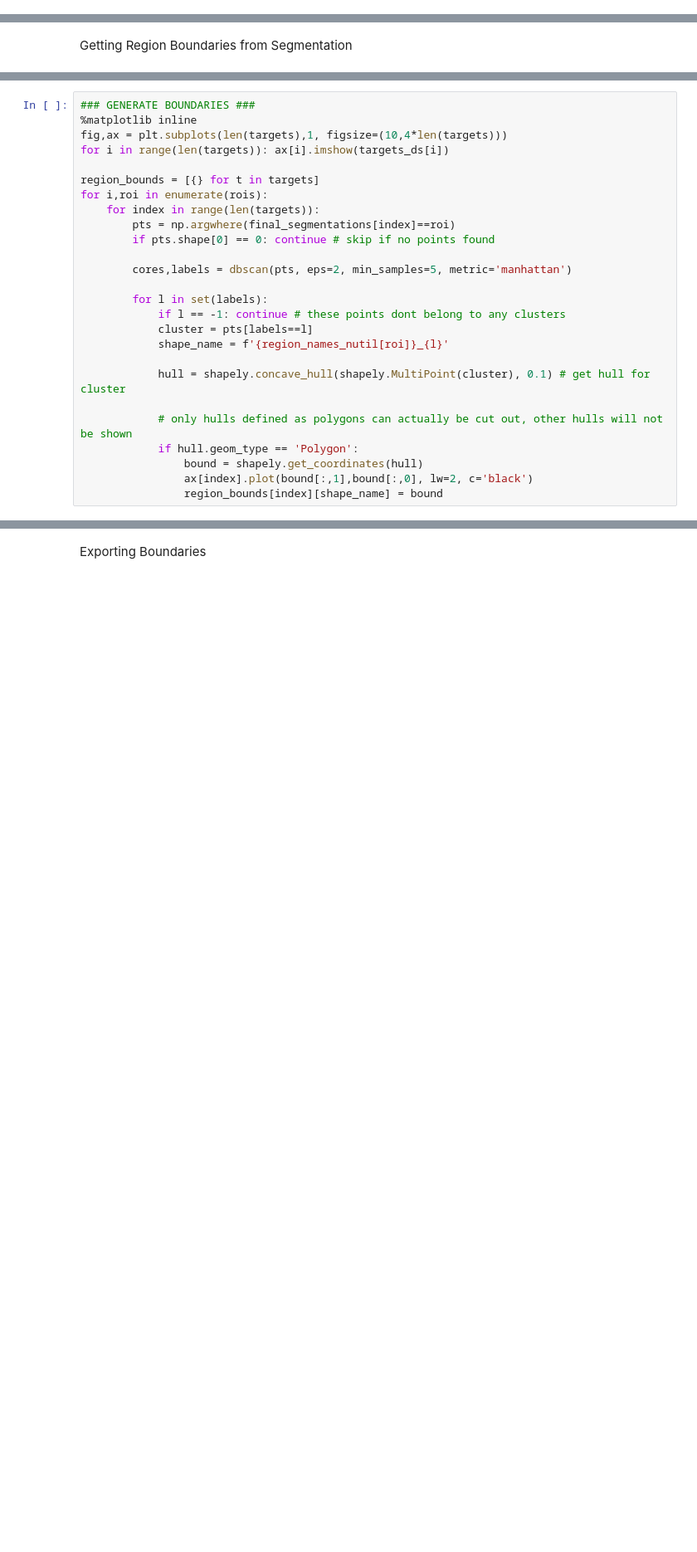
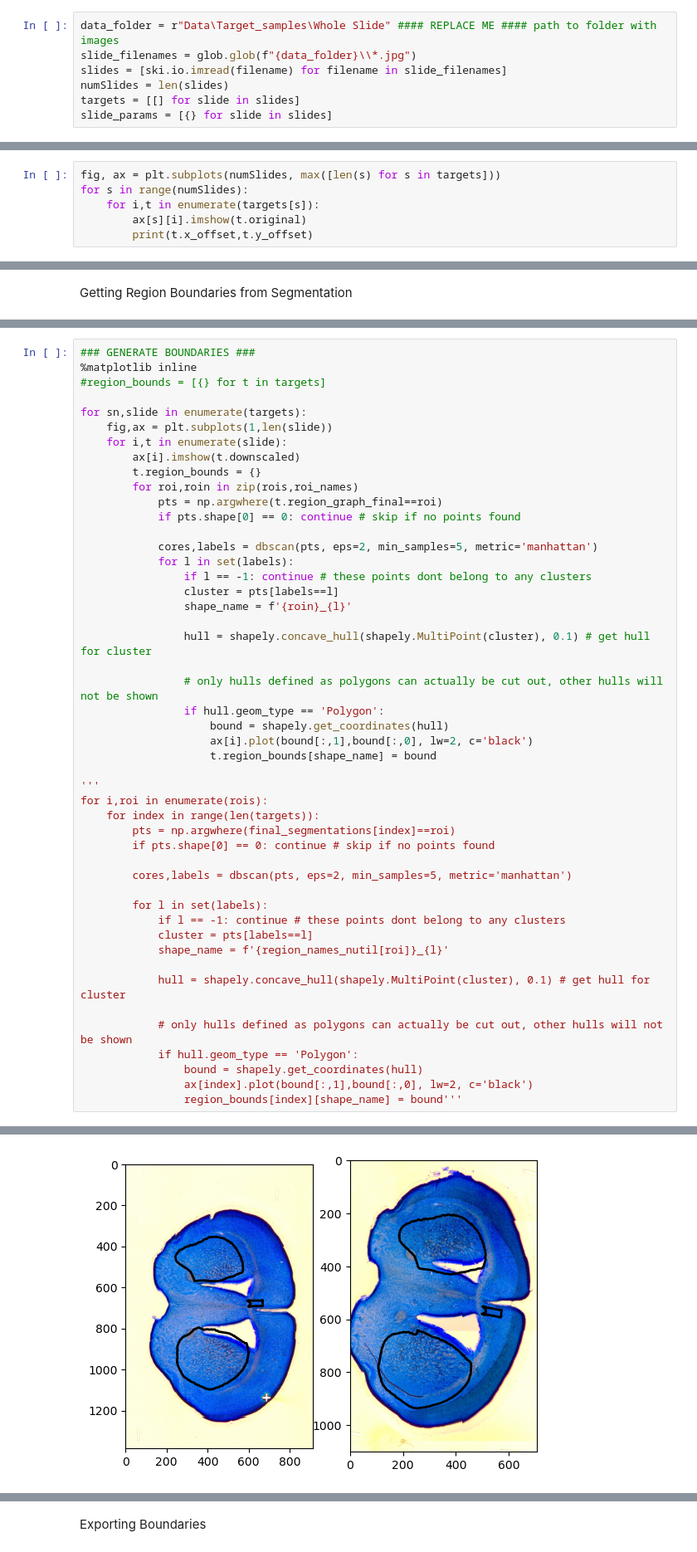
Before and after one commit to rk324/Dissecting-Atlas-Registered-Tissue, a Jupyter notebook: notebook.ipynb, the cells around one changed output, grey strips where cells are left out. Shown at 83% size. Saved outputs shown, nothing was run; the diff lists cells and outputs as text; blank space fills up the shorter version.

```diff
--- a/notebook.ipynb
+++ b/notebook.ipynb
@@ -68,0 +37,7 @@ for i in range(len(targets)):
+# %%
+data_folder = r"Data\Target_samples\Whole Slide" #### REPLACE ME #### path to folder with images
+slide_filenames = glob.glob(f"{data_folder}\\*.jpg")
+slides = [ski.io.imread(filename) for filename in slide_filenames]
+numSlides = len(slides)
+targets = [[] for slide in slides]
+slide_params = [{} for slide in slides]
@@ -68,0 +228,6 @@ for i in range(len(targets)):
+# %%
+fig, ax = plt.subplots(numSlides, max([len(s) for s in targets]))
+for s in range(numSlides):
+    for i,t in enumerate(targets[s]):
+        ax[s][i].imshow(t.original)
+        print(t.x_offset,t.y_offset)
@@ -1173,10 +1565,32 @@ rp = Region_Picker()
 # %%
 ### GENERATE BOUNDARIES ###
 %matplotlib inline
-fig,ax = plt.subplots(len(targets),1, figsize=(10,4*len(targets)))
-for i in range(len(targets)): ax[i].imshow(targets_ds[i])
+#region_bounds = [{} for t in targets]
 
-region_bounds = [{} for t in targets]
+for sn,slide in enumerate(targets):
+    fig,ax = plt.subplots(1,len(slide))
+    for i,t in enumerate(slide):
+        ax[i].imshow(t.downscaled)
+        t.region_bounds = {}
+        for roi,roin in zip(rois,roi_names)
+            pts = np.argwhere(t.region_graph_final==roi)
+            if pts.shape[0] == 0: continue # skip if no points found
+
+            cores,labels = dbscan(pts, eps=2, min_samples=5, metric='manhattan')
+            for l in set(labels):
+                if l == -1: continue # these points dont belong to any clusters
+                cluster = pts[labels==l]
+                shape_name = f'{roin}_{l}'
+
+                hull = shapely.concave_hull(shapely.MultiPoint(cluster), 0.1) # get hull for cluster
+
+                # only hulls defined as polygons can actually be cut out, other hulls will not be shown
+                if hull.geom_type == 'Polygon':
+                    bound = shapely.get_coordinates(hull)
+                    ax[i].plot(bound[:,1],bound[:,0], lw=2, c='black')
+                    t.region_bounds[shape_name] = bound
+
+'''
 for i,roi in enumerate(rois):
     for index in range(len(targets)):
         pts = np.argwhere(final_segmentations[index]==roi)
@@ -1195,4 +1609,5 @@ for i,roi in enumerate(rois):
             if hull.geom_type == 'Polygon':
                 bound = shapely.get_coordinates(hull)
                 ax[index].plot(bound[:,1],bound[:,0], lw=2, c='black')
-                region_bounds[index][shape_name] = bound
+                region_bounds[index][shape_name] = bound'''
+# %% [output]
@@ -1198,0 +1631 @@ for i,roi in enumerate(rois):
+[figure, added]
```
Also changed, not shown: parts of 25 cells of this notebook.
